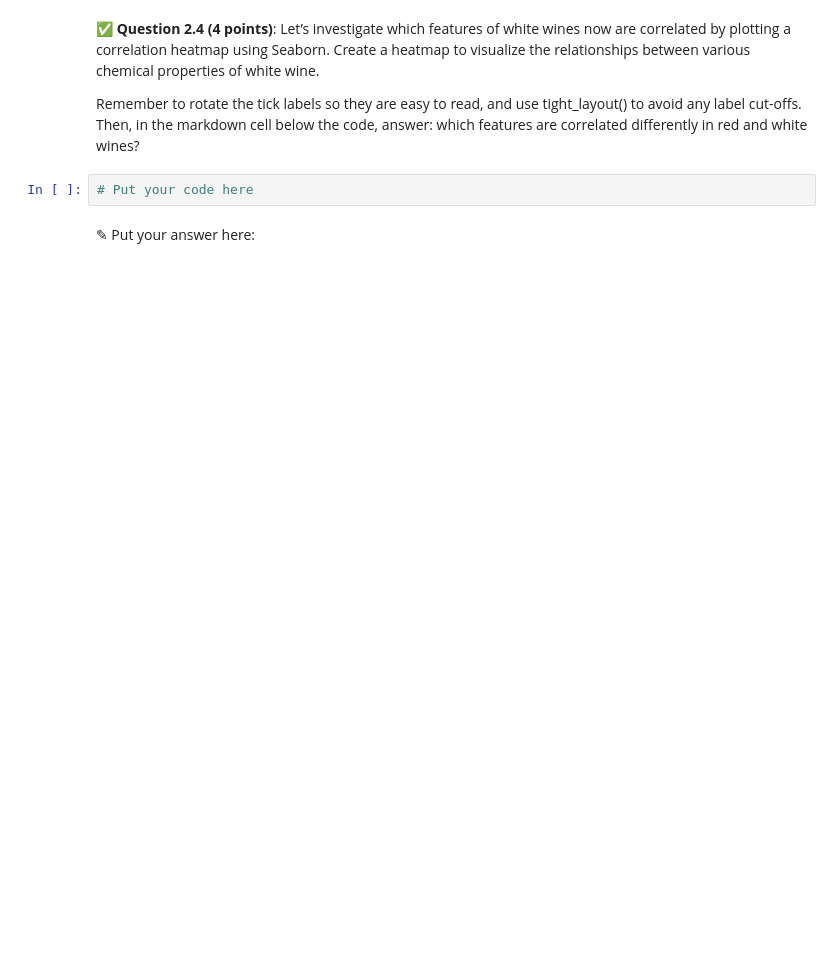
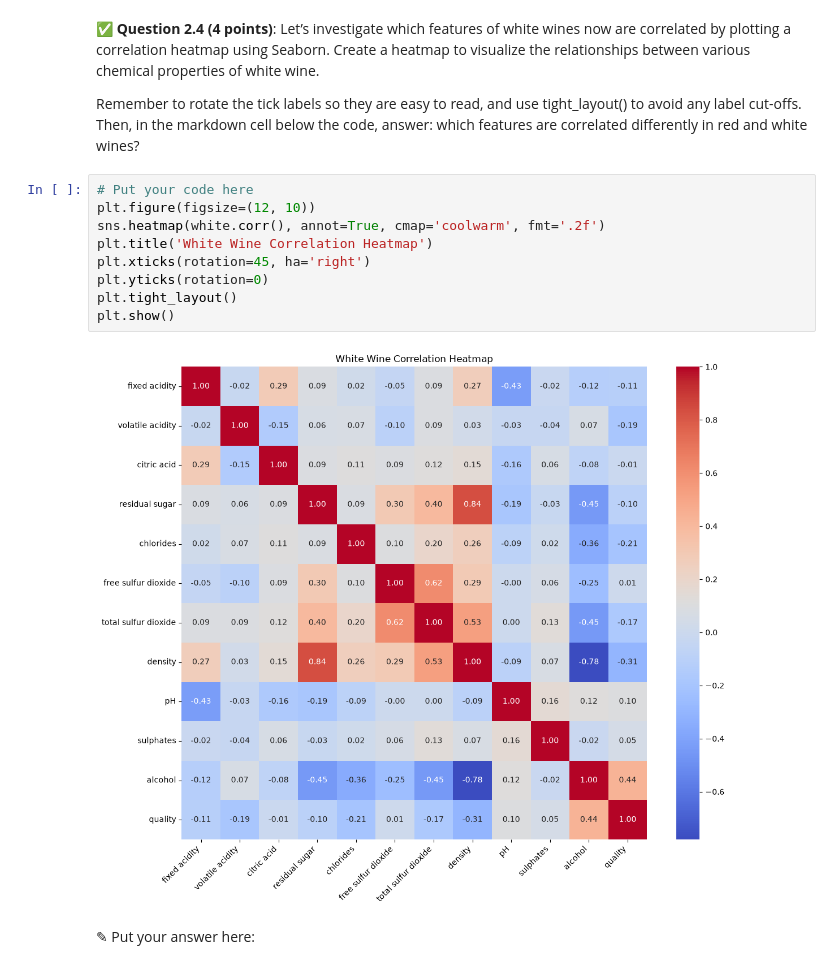
Before and after one commit to Daniel-Crawley/CMSE202-f26-turnin, a Jupyter notebook: hw-03/HW03-Regression-STUDENT.ipynb, the cells around one changed output. Saved outputs shown, nothing was run; the diff lists cells and outputs as text; blank space fills up the shorter version.

```diff
--- a/hw-03/HW03-Regression-STUDENT.ipynb
+++ b/hw-03/HW03-Regression-STUDENT.ipynb
@@ -215,6 +282,15 @@ Remember to rotate the tick labels so they are easy to read, and use tight_layou
 Then, in the markdown cell below the code, answer: which features are correlated differently in red and white wines?
 # %%
 # Put your code here
+plt.figure(figsize=(12, 10))
+sns.heatmap(white.corr(), annot=True, cmap='coolwarm', fmt='.2f')
+plt.title('White Wine Correlation Heatmap')
+plt.xticks(rotation=45, ha='right')
+plt.yticks(rotation=0)
+plt.tight_layout()
+plt.show()
+# %% [output]
+[figure, added]
 # %% [markdown]
 <font size=+3>&#9998;</font> Put your answer here:
 # %% [markdown]
```
Also changed, not shown: parts of 11 cells of this notebook, 2 other files.
